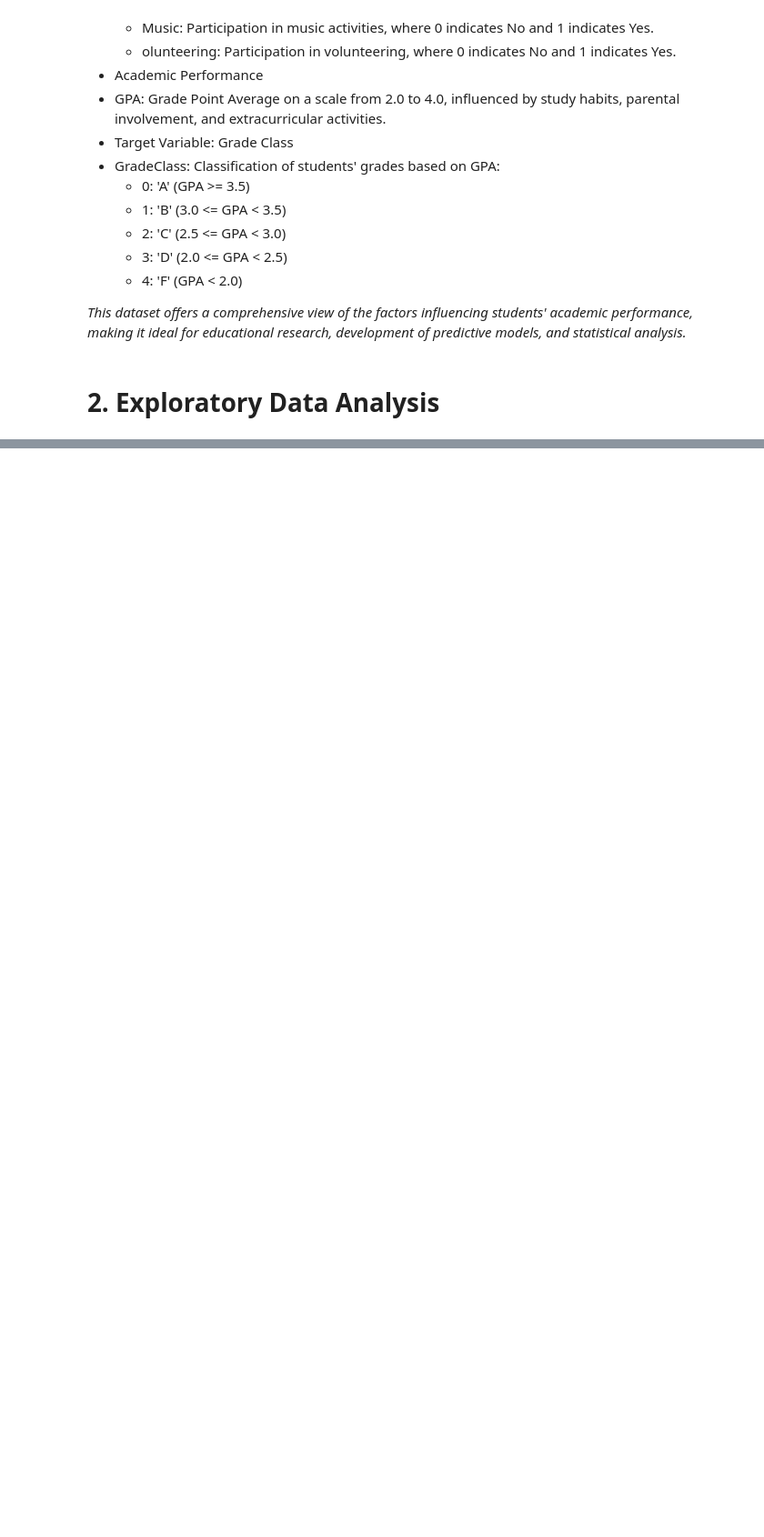
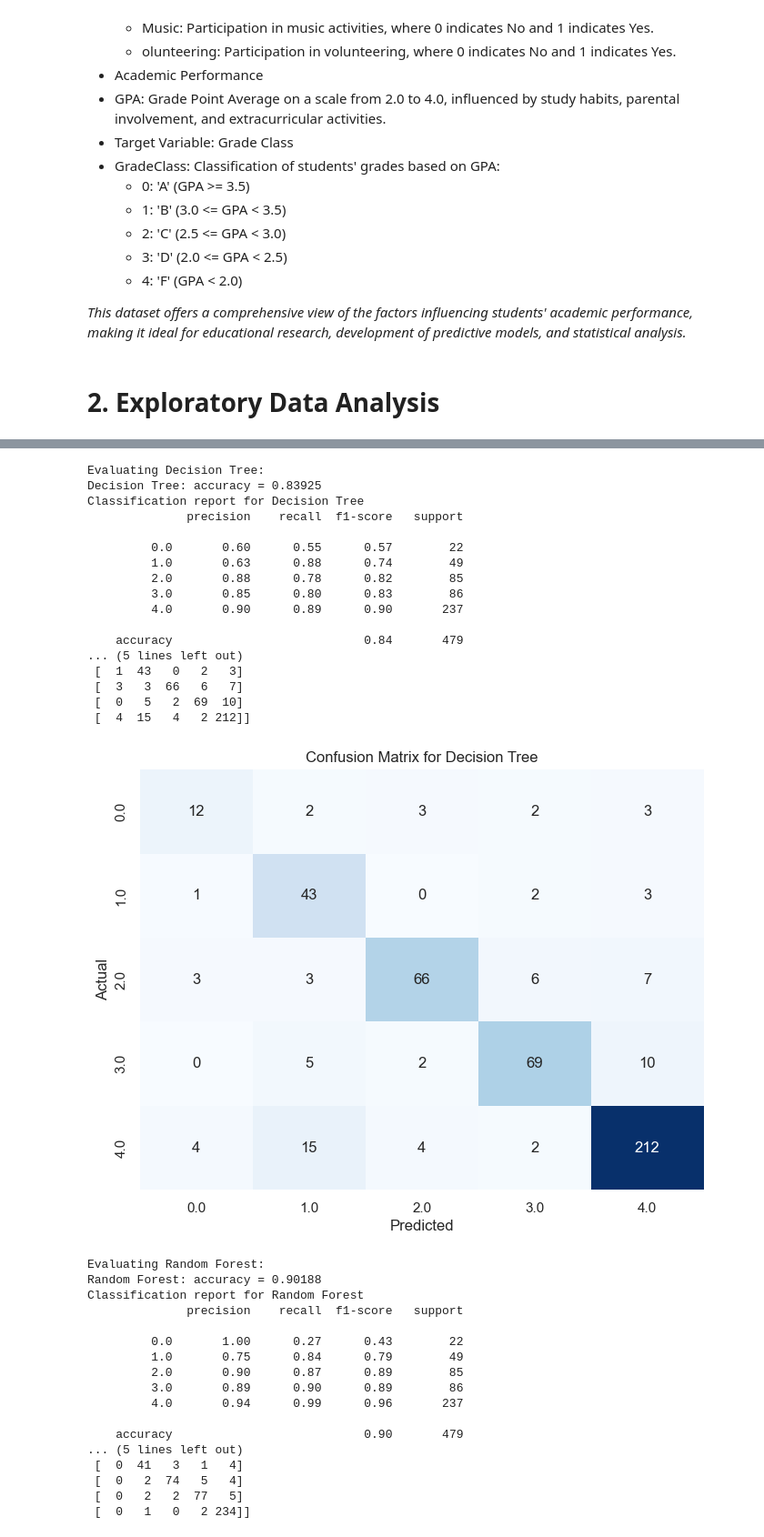
Before and after one commit to erykmoszkowicz/ML_Classification_Project, a Jupyter notebook: student.ipynb, the cells around one changed output, grey strips where cells are left out. Shown at 91% size. Saved outputs shown, nothing was run; the diff lists cells and outputs as text; code cells hidden in the pictures; blank space fills up the shorter version.

```diff
--- a/student.ipynb
+++ b/student.ipynb
@@ -250,0 +236,61 @@ weighted avg       0.83      0.83      0.82       479
+# %%
+# Evaluate each model
+for model_name, model in models.items():
+    print(f"Evaluating {model_name}:")
+    clf = Pipeline(steps=[('preprocessor', preprocessor), ('classifier', model)])
+    clf.fit(X_train, y_train)
+    y_pred = clf.predict(X_test)
+
+    accuracy = accuracy_score(y_test, y_pred)
+    print(f"{model_name}: accuracy = {accuracy:.5f}")
+    print(f"Classification report for {model_name}")
+    print(classification_report(y_test, y_pred))
+
+    # Confusion matrix
+    cm = confusion_matrix(y_test, y_pred)
+    print(f"Confusion matrix for {model_name}")
+    print(cm)
+
+    # Plot confusion matrix
+    plt.figure(figsize=(8, 6))
+    sns.heatmap(cm, annot=True, fmt='d', cmap='Blues', cbar=False, xticklabels=set(y), yticklabels=set(y))
+    plt.title(f"Confusion Matrix for {model_name}")
+    plt.xlabel('Predicted')
+    plt.ylabel('Actual')
+    plt.show()
+# %% [output]
+Evaluating Decision Tree:
+Decision Tree: accuracy = 0.83925
+Classification report for Decision Tree
+              precision    recall  f1-score   support
+
+         0.0       0.60      0.55      0.57        22
+         1.0       0.63      0.88      0.74        49
+         2.0       0.88      0.78      0.82        85
+         3.0       0.85      0.80      0.83        86
+         4.0       0.90      0.89      0.90       237
+
+    accuracy                           0.84       479
+... (5 lines left out)
+ [  1  43   0   2   3]
+ [  3   3  66   6   7]
+ [  0   5   2  69  10]
+ [  4  15   4   2 212]]
+[figure, added]
+Evaluating Random Forest:
+Random Forest: accuracy = 0.90188
+Classification report for Random Forest
+              precision    recall  f1-score   support
+
+         0.0       1.00      0.27      0.43        22
+         1.0       0.75      0.84      0.79        49
+         2.0       0.90      0.87      0.89        85
+         3.0       0.89      0.90      0.89        86
+         4.0       0.94      0.99      0.96       237
+
+    accuracy                           0.90       479
+... (5 lines left out)
+ [  0  41   3   1   4]
+ [  0   2  74   5   4]
+ [  0   2   2  77   5]
+ [  0   1   0   2 234]]
```
Also changed, not shown: parts of 8 cells of this notebook.
